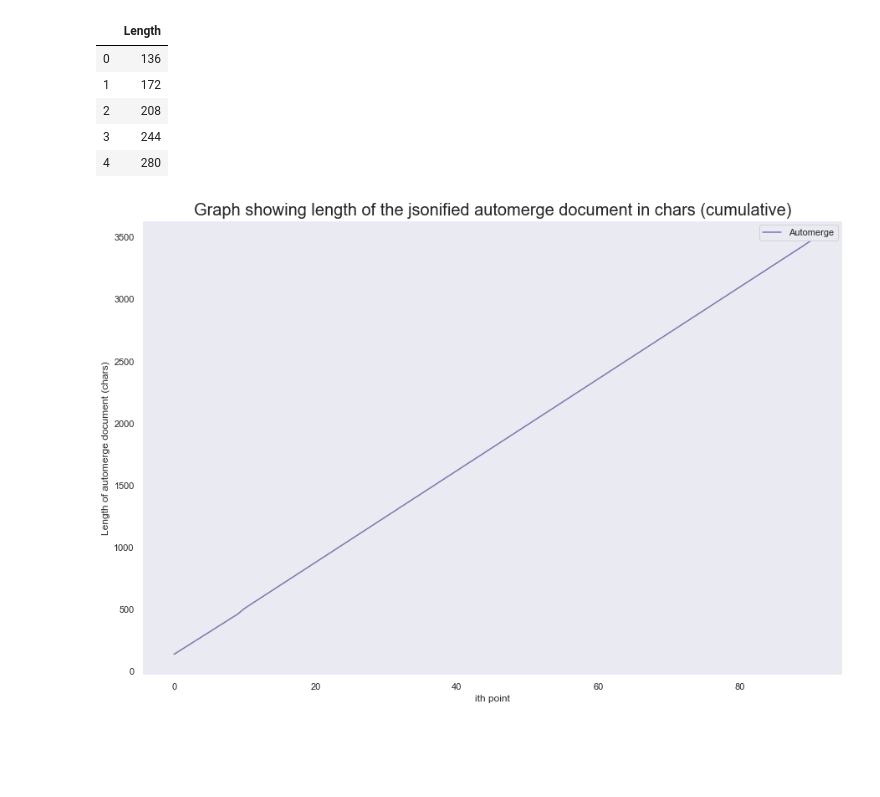
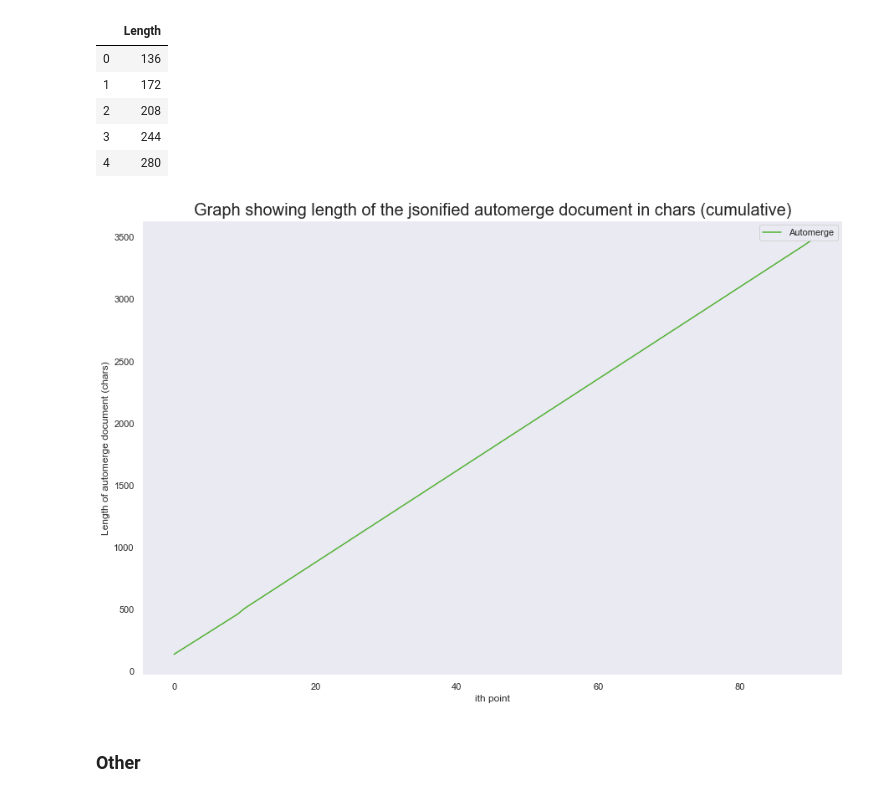
Before and after one commit to mnckapilan/crdt-canvas, a Jupyter notebook: Performance Engineering/Performance Engineering.ipynb, the cells around one changed output. Cells and saved outputs as stored; diff of their text form; code cells hidden in the pictures; blank space fills up the shorter version.

```diff
--- a/Performance Engineering/Performance Engineering.ipynb
+++ b/Performance Engineering/Performance Engineering.ipynb
@@ -5,6 +5,9 @@ import matplotlib.pyplot as plt
 import seaborn as sns
 
 sns.set()
+my_palette = sns.color_palette("husl")
+my_palette.pop(1)
+sns.set_palette(sns.color_palette(my_palette))
 # %% [markdown]
 ## Automerge
 # %%
@@ -215,11 +218,13 @@ automerge.head()
 # %%
 fig, ax = plt.subplots()
 fig.set_size_inches(15, 10)
 ax.set_title('Graph showing length of the jsonified automerge document in chars (cumulative)', fontsize = 20)
 ax.grid()
 ax.set(xlabel = 'ith point', ylabel = 'Length of automerge document (chars)')
-ax.plot(automerge.index.values, automerge['Length'], label = "Automerge", color = 'm')
+ax.plot(automerge.index.values, automerge['Length'], label = "Automerge", color = my_palette[1])
 ax.legend()
 plt.show()
 # %% [output]
-[figure, old version]
+[figure, new version]
+# %% [markdown]
+### Other
```
Also changed, not shown: parts of 11 cells of this notebook.
